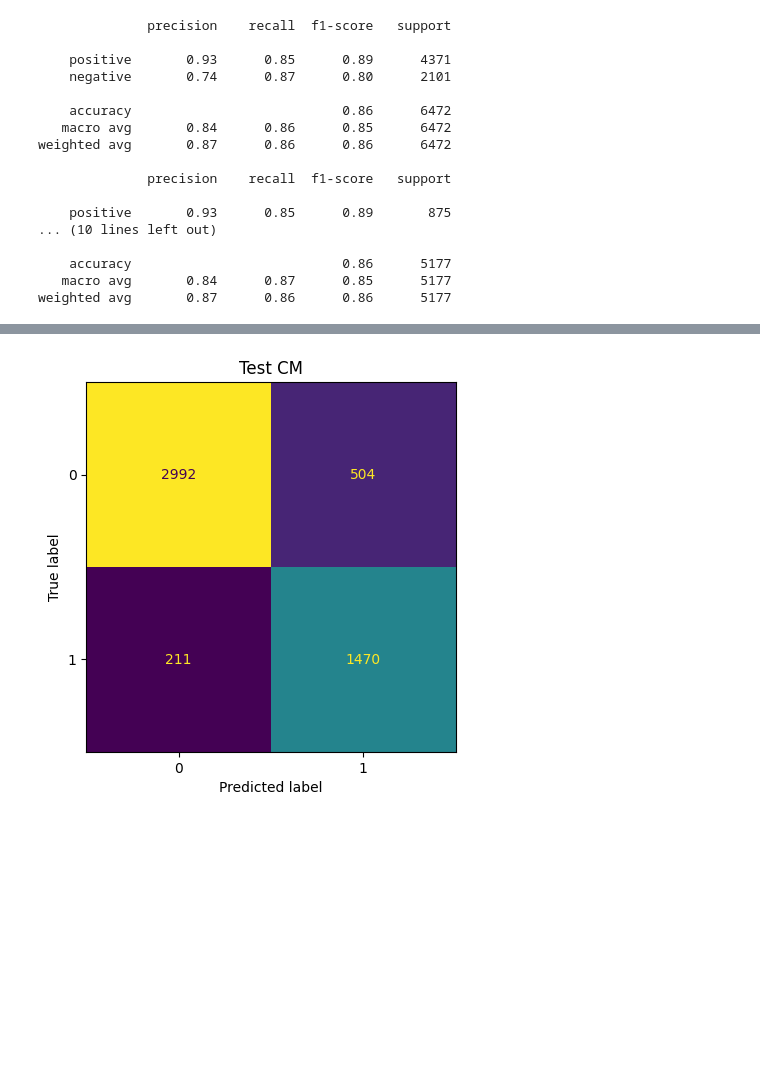
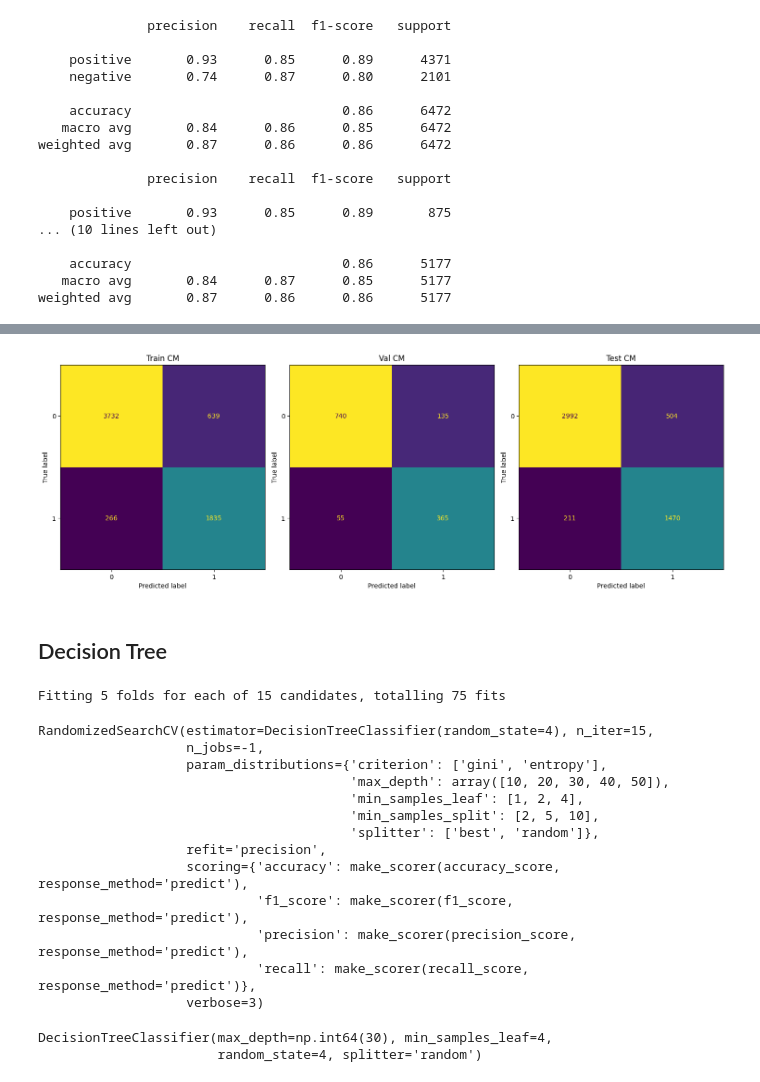
Before and after one commit to A01795375/Proyecto_Integrador_cancer, a Jupyter notebook: notebooks/Avance 4.ipynb, the cells around one changed output, grey strips where cells are left out. Drawn from its saved outputs; the diff is of its cells as text; code cells hidden in the pictures; blank space fills up the shorter version.

Commit message:
3/7 grid search tunning

```diff
--- a/notebooks/Avance 4.ipynb
+++ b/notebooks/Avance 4.ipynb
@@ -287,8 +275,72 @@ plt.show()
-# %%
-cm_rf_test = confusion_matrix(y_test, y_predict_rfc_test)
-disp = ConfusionMatrixDisplay(confusion_matrix=cm_rf_test)
-disp.plot(colorbar=False)
-disp.ax_.set_title('Test CM')
-plt.show()
-# %% [output]
-[figure, removed]
+# %%
+# Crear figuras y ejes
+fig, axes = plt.subplots(1, 3, figsize=(15, 5))  # 1 fila, 3 columnas
+
+# Matriz de confusión para el conjunto de entrenamiento
+cm_rf_train = confusion_matrix(y_train, y_predict_rfc_train)
+disp = ConfusionMatrixDisplay(confusion_matrix=cm_rf_train)
+disp.plot(ax=axes[0], colorbar=False)
+axes[0].set_title('Train CM')
+
+# Matriz de confusión para el conjunto de validación
+cm_rf_val = confusion_matrix(y_val, y_predict_rfc_val)
+disp = ConfusionMatrixDisplay(confusion_matrix=cm_rf_val)
+disp.plot(ax=axes[1], colorbar=False)
+axes[1].set_title('Val CM')
+
+# Matriz de confusión para el conjunto de prueba
+cm_rf_test = confusion_matrix(y_test, y_predict_rfc_test)
+disp = ConfusionMatrixDisplay(confusion_matrix=cm_rf_test)
+disp.plot(ax=axes[2], colorbar=False)
+axes[2].set_title('Test CM')
+
+# Ajustar el espacio entre los gráficos
+plt.tight_layout()
+plt.show()
+# %% [output]
+[figure, added]
+# %% [markdown]
+## Decision Tree
+# %%
+# Definir el diccionario de hiperparámetros
+dtr_params = dict(
+    max_depth=np.linspace(10, 50, num=5).astype(int),   # Profundidad máxima del árbol
+    criterion=['gini', 'entropy'],                     # Criterio para medir la calidad de una división
+    splitter=['best', 'random'],                       # Estrategia utilizada para elegir la división en cada nodo
+    min_samples_split=[2, 5, 10],                      # Número mínimo de muestras requeridas para dividir un nodo interno
+    min_samples_leaf=[1, 2, 4])
+
+# Configurar RandomizedSearchCV
+n_iter_search = 15
+dtr_random_search = RandomizedSearchCV(
+    dtr_model,
+    param_distributions=dtr_params,
+    n_iter=n_iter_search,
+    n_jobs= -1,
+    verbose=3,
+    scoring = scoring,
+    refit = 'precision')
+
+# Ajustar el modelo
+dtr_random_search.fit(X_train,y_train)
+# %% [output]
+Fitting 5 folds for each of 15 candidates, totalling 75 fits
+RandomizedSearchCV(estimator=DecisionTreeClassifier(random_state=4), n_iter=15,
+                   n_jobs=-1,
+                   param_distributions={'criterion': ['gini', 'entropy'],
+                                        'max_depth': array([10, 20, 30, 40, 50]),
+                                        'min_samples_leaf': [1, 2, 4],
+                                        'min_samples_split': [2, 5, 10],
+                                        'splitter': ['best', 'random']},
+                   refit='precision',
+                   scoring={'accuracy': make_scorer(accuracy_score, response_method='predict'),
+                            'f1_score': make_scorer(f1_score, response_method='predict'),
+                            'precision': make_scorer(precision_score, response_method='predict'),
+                            'recall': make_scorer(recall_score, response_method='predict')},
+                   verbose=3)
+# %%
+# Mejor estimador encontrado
+dtr_random_search.best_estimator_
+# %% [output]
+DecisionTreeClassifier(max_depth=np.int64(30), min_samples_leaf=4,
+                       random_state=4, splitter='random')
```
Also changed, not shown: parts of 26 cells of this notebook.
